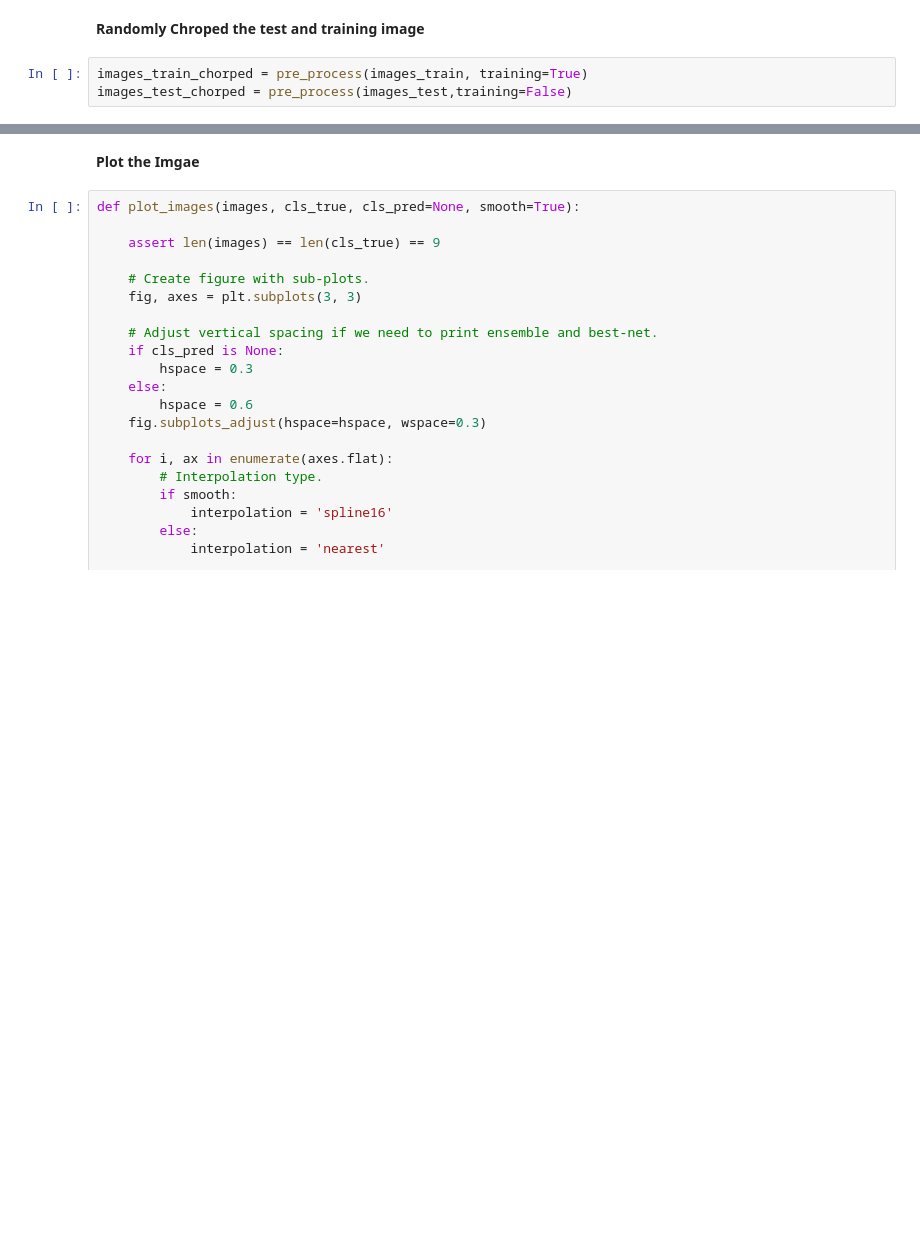
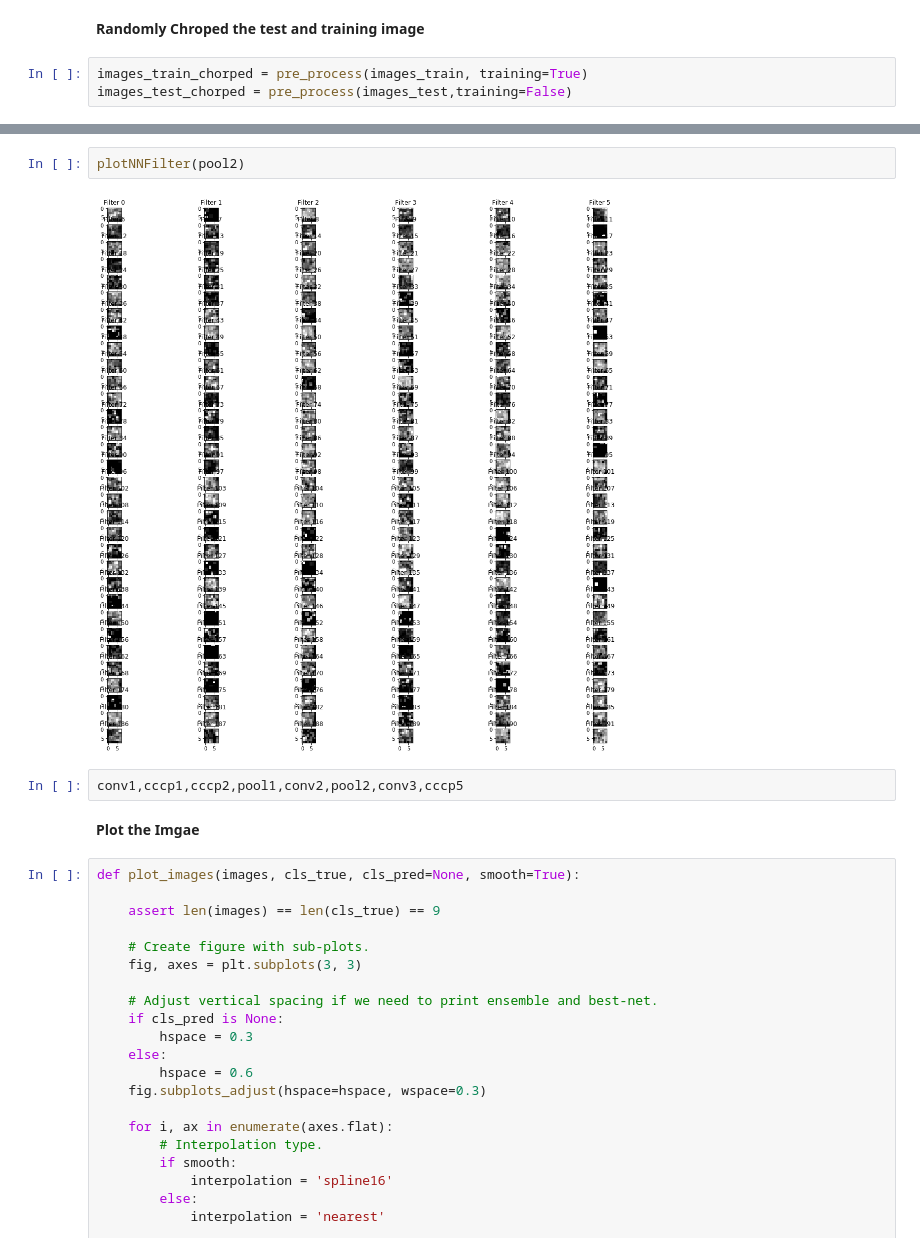
Before and after one commit to maggieshen/cifar10, a Jupyter notebook: part2/Code/NIN_Winnie_Version.ipynb, the cells around one changed output, grey strips where cells are left out. Drawn from its saved outputs; the diff is of its cells as text; blank space fills up the shorter version.

```diff
--- a/part2/Code/NIN_Winnie_Version.ipynb
+++ b/part2/Code/NIN_Winnie_Version.ipynb
@@ -413,3 +444,9 @@ Step 600: val accuracy 0.2830
+# %%
+plotNNFilter(pool2)
+# %% [output]
+[figure, added]
+# %%
+conv1,cccp1,cccp2,pool1,conv2,pool2,conv3,cccp5
 # %% [markdown]
 **Plot the Imgae**
 # %%
```
Also changed, not shown: parts of 10 cells of this notebook.
